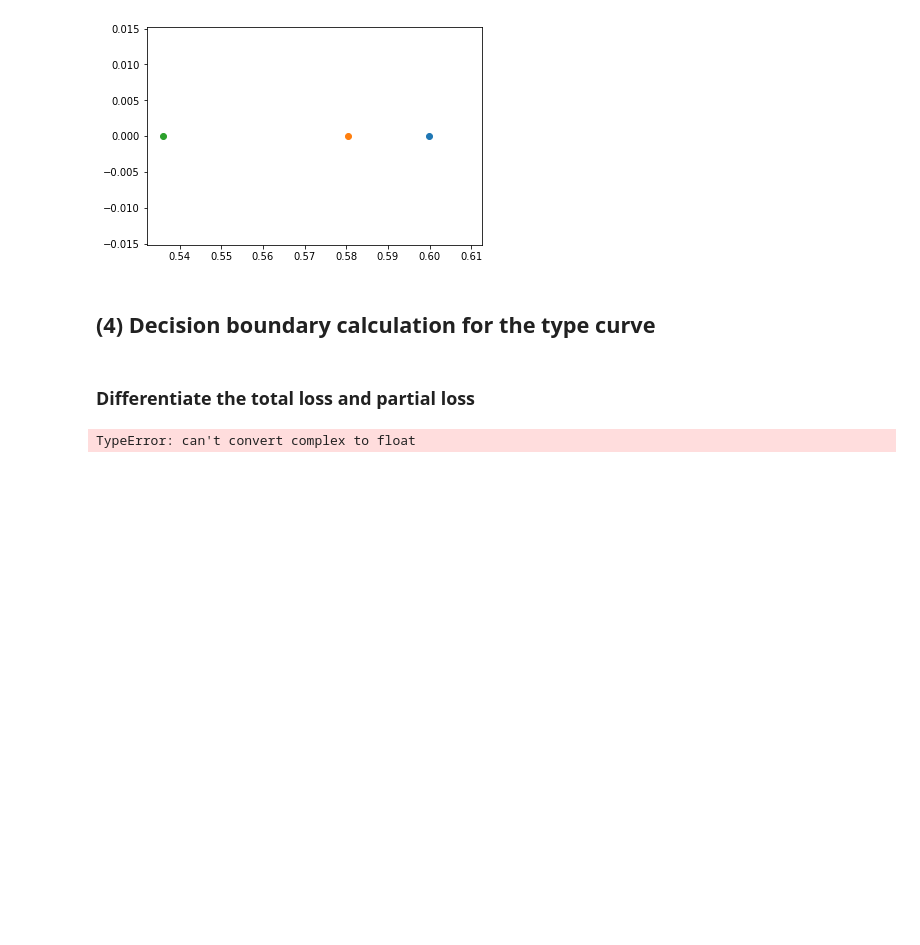
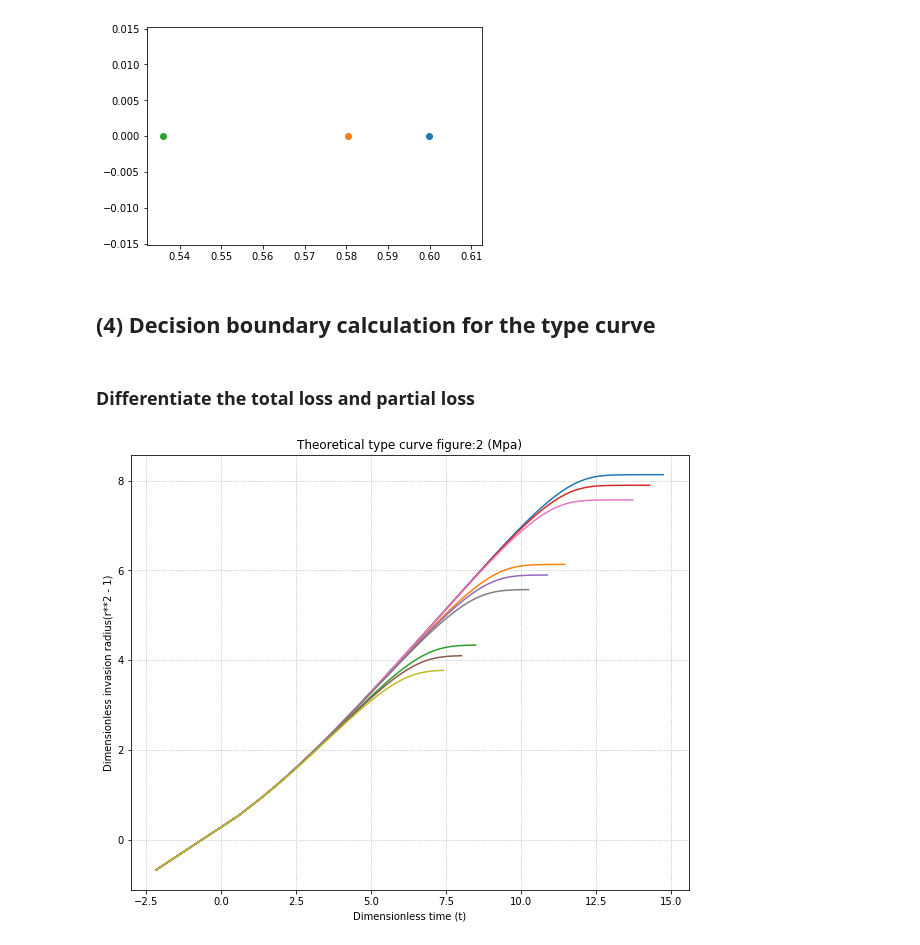
Before and after one commit to rui-ren/Simultaneous-Localization-and-Mapping, a Jupyter notebook: Linear Regression and Linearization of Drilling data.ipynb, the cells around one changed output. Drawn from its saved outputs; the diff is of its cells as text; code cells hidden in the pictures; blank space fills up the shorter version.

```diff
--- a/Linear Regression and Linearization of Drilling data.ipynb
+++ b/Linear Regression and Linearization of Drilling data.ipynb
@@ -370,6 +377,8 @@ for i in range(len(Dimensionless_a)):
 # %%
 from scipy.integrate import quad
 import numpy as np
+import pandas as pd
+
 # input the basic drilling parameters
 m = 0.65                 # flow behavior index
 K = 1.85                 # fluid consistency
@@ -379,12 +388,17 @@ r_w = 311.2 /2 /1000     # wellbore radius
 
 
 delta_ps = [4.2*10**6, 3.2*10**6, 2.2*10**6]
-
 # calculation time step
 # dynamic list append
-Rad_ds = [[]]* len(delta_ps)
-Time_ds = [[]]* len(delta_ps)
+Rad_ds = {}
+Time_ds = {}
 
+for delta_p in delta_ps:
+    Rad_ds['%i' % delta_p] = []
+    Time_ds['%i' % delta_p] = []
+
+
+# iterate the pressure
 for j, delta_p in enumerate(delta_ps):
     # dimensionless lost circulation parameters
     # Dimensionless_a = [0.0001,0.008,0.001]  The original dimensionless group
@@ -393,44 +407,49 @@ for j, delta_p in enumerate(delta_ps):
     width = [0.00677, 0.000677, 0.000085]
 #     # w = lambda a: (2*m+1)/(m+1)*(2*r_w)/a*tau_y/delta_p
 #     width = [w(a) for a in Dimensionless_a]
-    a = lambda w: (2*m+1)/(m+1)*(2*r_w)/w*tau_y/delta_p
+    a = lambda w: (2*m+1)/(m+1)*(2.*r_w)/w*tau_y/delta_p
     Dimensionless_a = [a(w) for w in width ]
 
     for k,v in enumerate(Dimensionless_a):
 
         Radius_d_init = 1.1                            # the initial R_d
         Radius_d_alti = 1 + 1./v                       # the altimate R_d
 
         Radius_d = np.arange(Radius_d_init, Radius_d_alti)
         total_time_step = len(Radius_d)
         # calculation the time step matrices
-        Rad_ds[j].append(Radius_d);
+        Rad_ds['%i' % delta_p].append(Radius_d);
 
     # seven matrices
     # use quad integration
 
     for k,a in enumerate(Dimensionless_a):
-        Y = [quad(f,1.01,int_val)[0] for int_val in Rad_ds[j][k]]
-        Time_ds[j].append(Y)
+        Y = [quad(f,1.01,int_val)[0] for int_val in Rad_ds['%i' % delta_p][k]]
+        Time_ds['%i' % delta_p].append(Y)
+
+R_d = pd.DataFrame(Rad_ds)
+T_d = pd.DataFrame(Time_ds)
 
 plt.figure(figsize=(10,8))
-for i in range(len(Dimensionless_a)):
-    plt.plot(np.log10(Time_ds[i]),np.log10(Rad_ds[i]**2 - 1), '-')
 
-plt.title('Theoretical type curve figure:%i (Mpa)' %(delta_p/1000000))
+for i in delta_ps:         # iterate for delta_ps
+    for j in range(len(delta_ps)):     # iterate for dimensionless_a
+        plt.plot(np.log10(T_d['%i'%i][j][:]),np.log10(R_d['%i'%i][j][:]**2 - 1), '-')
+
+plt.title('Theoretical type curve figure:%i (Mpa)' %(delta_p/1000000.))
 plt.xlabel('Dimensionless time (t)')
 plt.ylabel('Dimensionless invasion radius(r**2 - 1)')
 # plt.legend()
 
 ax3 = plt.axes()
 ax3.xaxis.grid(True, which = 'Major', linestyle='dotted')
 ax3.yaxis.grid(True, which = 'Major', linestyle='dotted')
 
 # Good time_step algorithm.
 # Radius_d  the fluid invasion radius.
 plt.ioff()
 # %% [output]
-TypeError: can't convert complex to float
+[figure, added]
 # %%
 
 # plot the hough space transformation!
```
Also changed, not shown: parts of 8 cells of this notebook.
